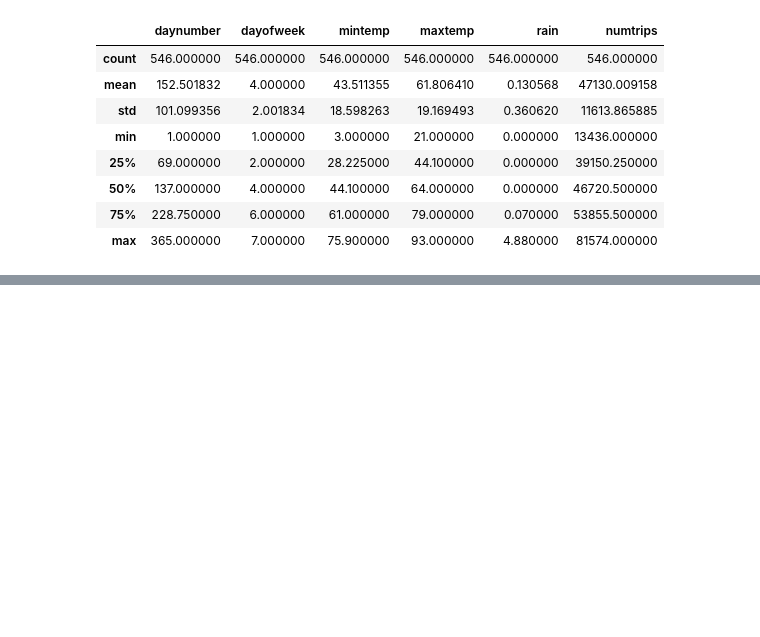
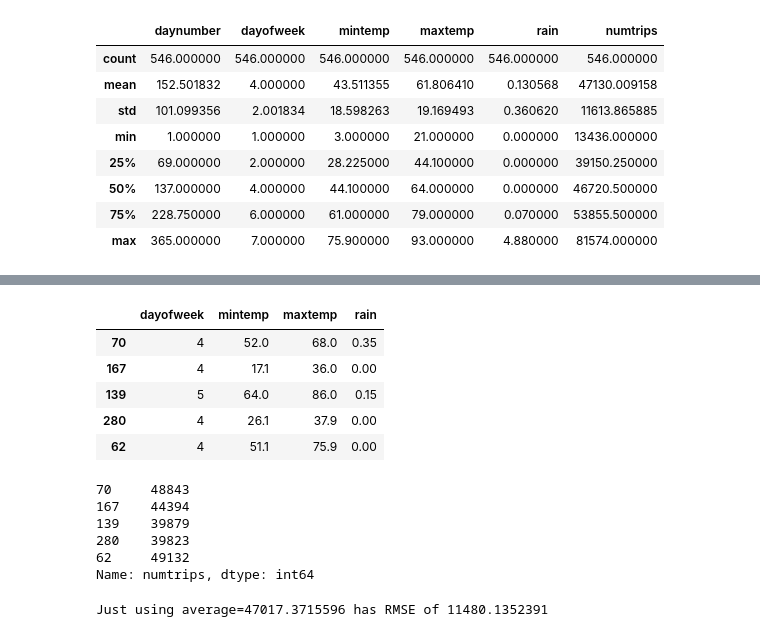
Before and after one commit to sergezloto/eliom-ocamlbuild, a Jupyter notebook: Untitled Notebook.ipynb, the cells around one changed output, grey strips where cells are left out. Drawn from its saved outputs; the diff is of its cells as text; code cells hidden in the pictures; blank space fills up the shorter version.

```diff
--- a/Untitled Notebook.ipynb
+++ b/Untitled Notebook.ipynb
@@ -100,0 +105,36 @@ data2.describe()
+# %%
+import tensorflow as tf
+shuffled = data2.sample(frac=1)
+# It would be a good idea, if we had more data, to treat the days as categorical variables
+# with the small amount of data, we have though, the model tends to overfit
+#predictors = shuffled.iloc[:,2:5]
+#for day in xrange(1,8):
+#  matching = shuffled['dayofweek'] == day
+#  predictors.loc[matching, 'day_' + str(day)] = 1
+#  predictors.loc[~matching, 'day_' + str(day)] = 0
+predictors = shuffled.iloc[:,1:5]
+predictors[:5]
+# %% [output]
+|  | dayofweek | mintemp | maxtemp | rain |
+| 70 | 4 | 52.0 | 68.0 | 0.35 |
+| 167 | 4 | 17.1 | 36.0 | 0.00 |
+| 139 | 5 | 64.0 | 86.0 | 0.15 |
+| 280 | 4 | 26.1 | 37.9 | 0.00 |
+| 62 | 4 | 51.1 | 75.9 | 0.00 |
+# %%
+targets = shuffled.iloc[:,5]
+targets[:5]
+# %% [output]
+70     48843
+167    44394
+139    39879
+280    39823
+62     49132
+Name: numtrips, dtype: int64
+# %%
+trainsize = int(len(shuffled['numtrips']) * 0.8)
+avg = np.mean(shuffled['numtrips'][:trainsize])
+rmse = np.sqrt(np.mean((shuffled['numtrips'][trainsize:] - avg)**2))
+print 'Just using average={0} has RMSE of {1}'.format(avg, rmse)
+# %% [output]
+Just using average=47017.3715596 has RMSE of 11480.1352391
```
Also changed, not shown: parts of 2 cells of this notebook.
